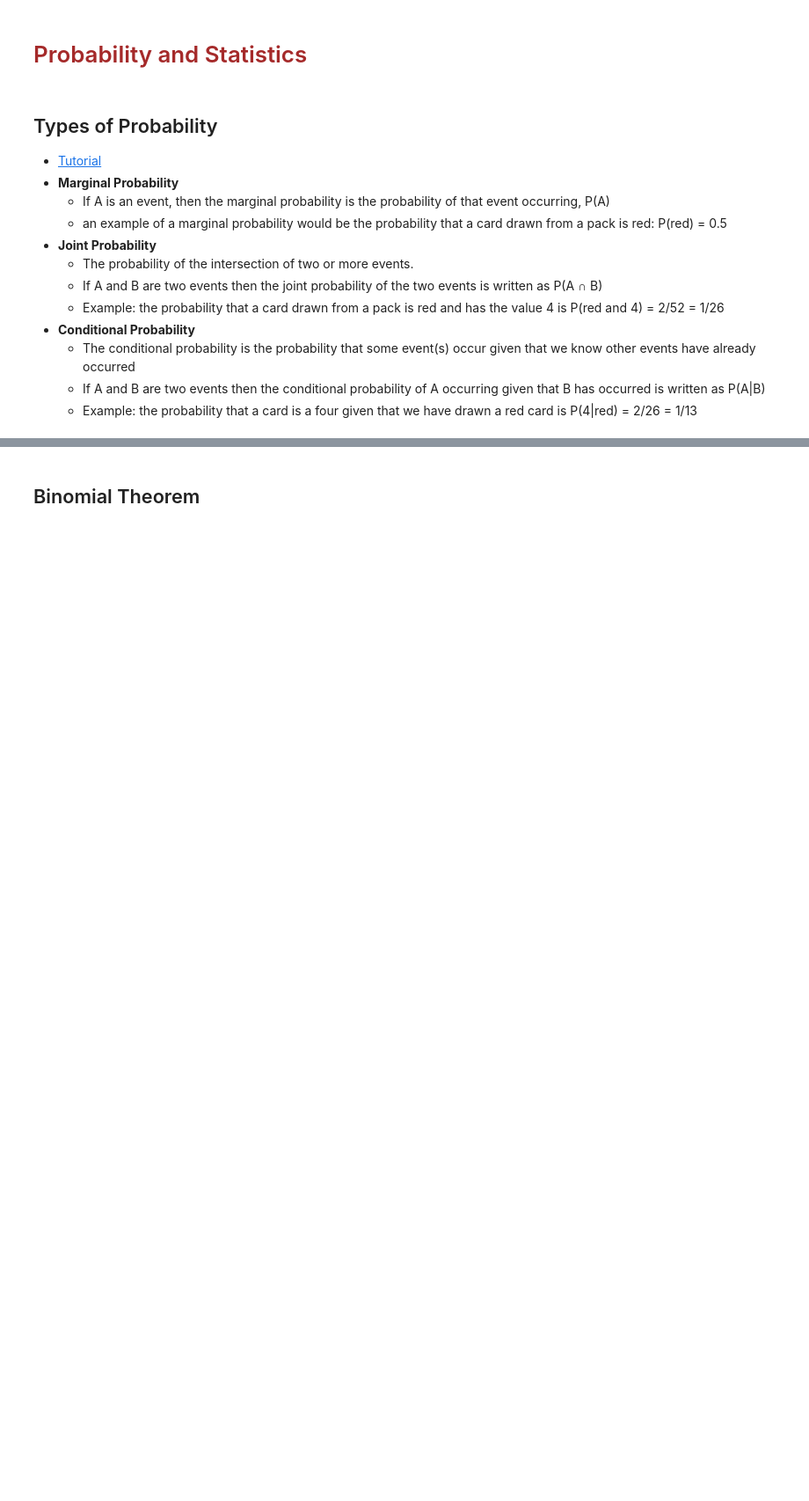
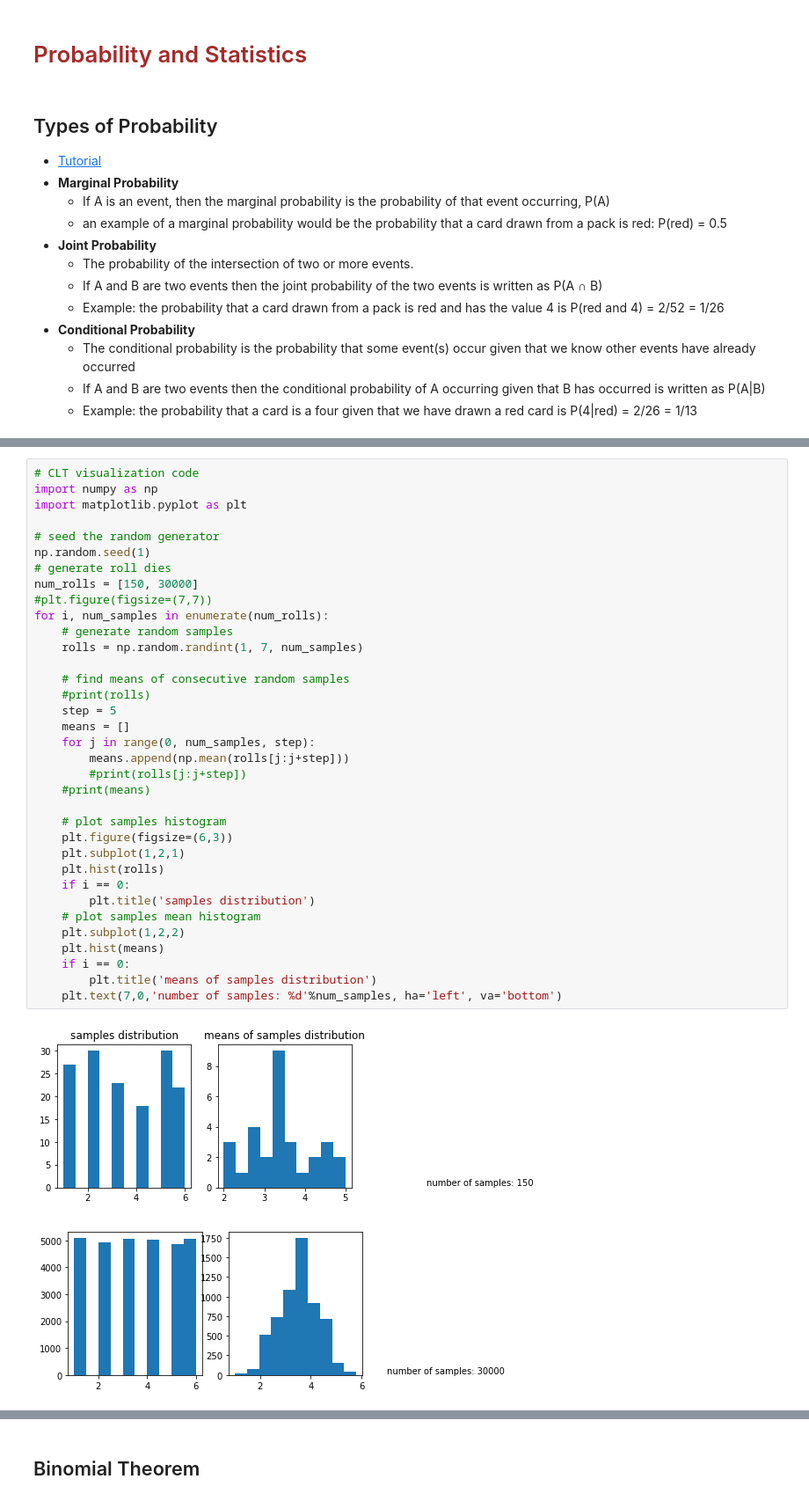
Before and after one commit to sirish-git/learning-git, a Jupyter notebook: ml_dl_learn/ml_dl_learn_tutorial.ipynb, the cells around one changed output, grey strips where cells are left out. Shown at 88% size. Cells and saved outputs as stored; diff of their text form; blank space fills up the shorter version.

```diff
--- a/ml_dl_learn/ml_dl_learn_tutorial.ipynb
+++ b/ml_dl_learn/ml_dl_learn_tutorial.ipynb
@@ -85,0 +93,38 @@
+# %%
+# CLT visualization code
+import numpy as np
+import matplotlib.pyplot as plt
+
+# seed the random generator
+np.random.seed(1)
+# generate roll dies
+num_rolls = [150, 30000]
+#plt.figure(figsize=(7,7))
+for i, num_samples in enumerate(num_rolls):
+    # generate random samples
+    rolls = np.random.randint(1, 7, num_samples)
+
+    # find means of consecutive random samples
+    #print(rolls)
+    step = 5
+    means = []
+    for j in range(0, num_samples, step):
+        means.append(np.mean(rolls[j:j+step]))
+        #print(rolls[j:j+step])
+    #print(means)
+
+    # plot samples histogram
+    plt.figure(figsize=(6,3))
+    plt.subplot(1,2,1)
+    plt.hist(rolls)
+    if i == 0:
+        plt.title('samples distribution')
+    # plot samples mean histogram
+    plt.subplot(1,2,2)
+    plt.hist(means)
+    if i == 0:
+        plt.title('means of samples distribution')
+    plt.text(7,0,'number of samples: %d'%num_samples, ha='left', va='bottom')
+# %% [output]
+[figure, added]
+[figure, added]
```
Also changed, not shown: parts of 5 cells of this notebook.
